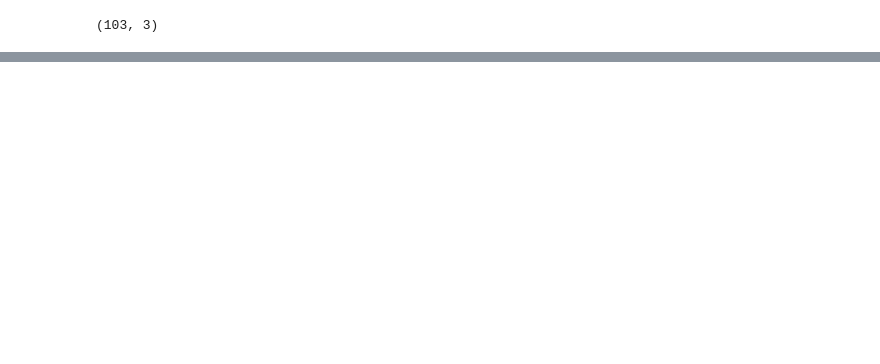
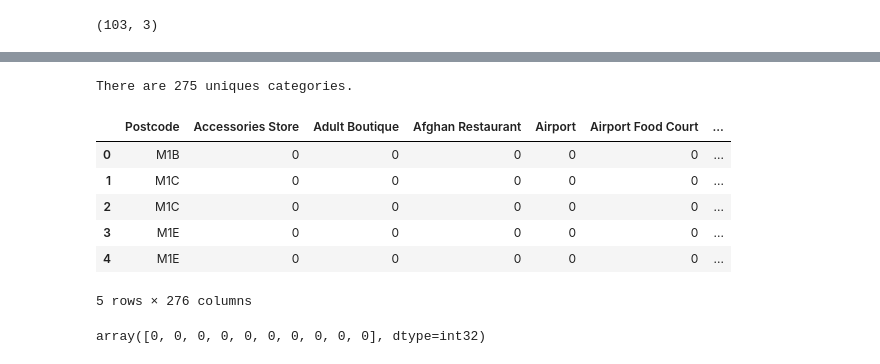
Before and after one commit to ndu-UCSD/IBM_capstone, a Jupyter notebook: Segmenting_and_Clustering_Neighborhoods_in_Toronto.ipynb, the cells around one changed output, grey strips where cells are left out. Cells and saved outputs as stored; diff of their text form; code cells hidden in the pictures; blank space fills up the shorter version.

```diff
--- a/Segmenting_and_Clustering_Neighborhoods_in_Toronto.ipynb
+++ b/Segmenting_and_Clustering_Neighborhoods_in_Toronto.ipynb
@@ -63,0 +61,3 @@ df_post_final.shape
+# %%
+df_post_final_cor = df_post_final.merge(pd.read_csv('Geospatial_Coordinates.csv'),left_on= 'Postcode',right_on = 'Postal Code')
+df_post_final_cor = df_post_final_cor[['Postcode','Borough','Neighbourhood','Latitude','Longitude']]
@@ -63,0 +68,19 @@ df_post_final.shape
+# %%
+# create map of Toronto using latitude and longitude values
+map_newyork = folium.Map(location=[df_post_final_cor.Latitude.mean(), df_post_final_cor.Longitude.mean()], zoom_start=10)
+
+# add markers to map
+for lat, lng, borough, neighborhood in zip(df_post_final_cor['Latitude'], df_post_final_cor['Longitude'], df_post_final_cor['Borough'], df_post_final_cor['Postcode']):
+    label = '{}, {}'.format(neighborhood, borough)
+    label = folium.Popup(label, parse_html=True)
+    folium.CircleMarker(
+        [lat, lng],
+        radius=1,
+        popup=label,
+        color='green',
+        fill=True,
+        fill_color='green',
+        fill_opacity=0.7,
+        parse_html=False).add_to(map_newyork)
+
+map_newyork
@@ -63,0 +135,26 @@ df_post_final.shape
+# %%
+Toronto_venues = getNearbyVenues(df_post_final_cor.Postcode, df_post_final_cor.Latitude, df_post_final_cor.Longitude, radius=500)
+# %%
+print('There are {} uniques categories.'.format(len(Toronto_venues['Venue Category'].unique())))
+# %% [output]
+There are 275 uniques categories.
+# %%
+# one hot encoding
+Toronto_onehot = pd.get_dummies(Toronto_venues[['Venue Category']], prefix="", prefix_sep="")
+
+# add neighborhood column back to dataframe
+Toronto_onehot['Postcode'] = Toronto_venues['Neighborhood']
+
+# move neighborhood column to the first column
+fixed_columns = [Toronto_onehot.columns[-1]] + list(Toronto_onehot.columns[:-1])
+Toronto_onehot = Toronto_onehot[fixed_columns]
+
+Toronto_onehot.head()
+# %% [output]
+|  | Postcode | Accessories Store | Adult Boutique | Afghan Restaurant | Airport | Airport Food Court | ... |
+| 0 | M1B | 0 | 0 | 0 | 0 | 0 | ... |
+| 1 | M1C | 0 | 0 | 0 | 0 | 0 | ... |
+| 2 | M1C | 0 | 0 | 0 | 0 | 0 | ... |
+| 3 | M1E | 0 | 0 | 0 | 0 | 0 | ... |
+| 4 | M1E | 0 | 0 | 0 | 0 | 0 | ... |
+5 rows × 276 columns
@@ -63,0 +166,13 @@ df_post_final.shape
+# %%
+# set number of clusters
+kclusters = 5
+
+Toronto_grouped_clustering = Toronto_grouped.drop('Postcode', 1)
+
+# run k-means clustering
+kmeans = KMeans(n_clusters=kclusters, random_state=0).fit(Toronto_grouped_clustering)
+
+# check cluster labels generated for each row in the dataframe
+kmeans.labels_[0:10]
+# %% [output]
+array([0, 0, 0, 0, 0, 0, 0, 0, 0, 0], dtype=int32)
```
Also changed, not shown: parts of 13 cells of this notebook.
